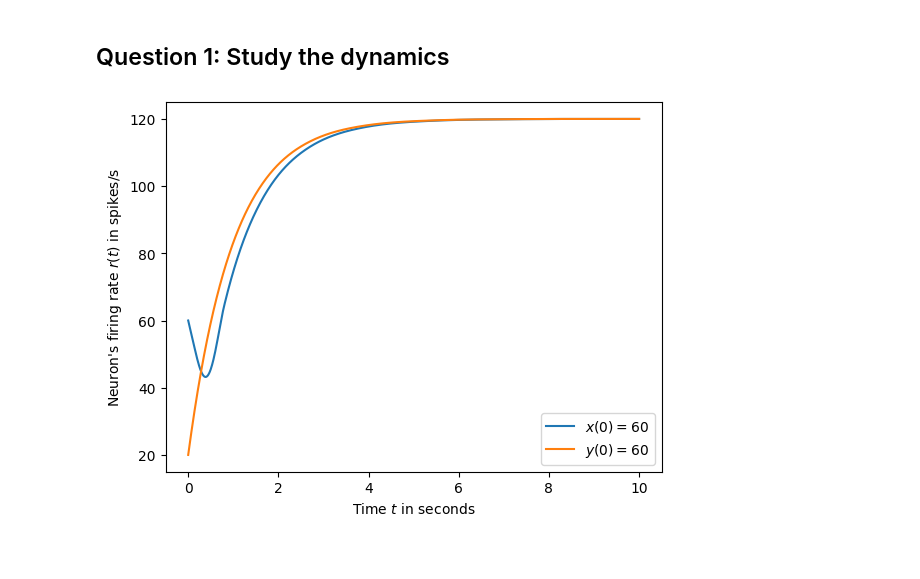
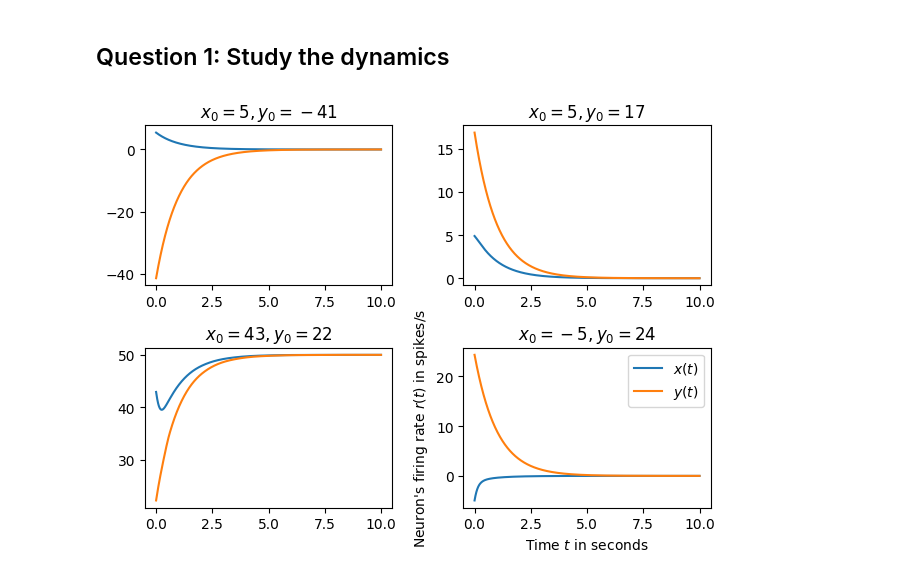
Before and after one commit to hgruniaux/NeuroScience, a Jupyter notebook: Set 3/homework3_part2.ipynb, the cells around one changed output. Drawn from its saved outputs; the diff is of its cells as text; code cells hidden in the pictures.

```diff
--- a/Set 3/homework3_part2.ipynb
+++ b/Set 3/homework3_part2.ipynb
@@ -26,14 +26,25 @@ def f(t, y):
 # %%
 t0 = 0
 tf = 10
-for r0 in [60]:
-    sol = solve_ivp(f, [t0, tf], [r0, 20], vectorized=True, dense_output=True)
+
+random_points = []
+for _ in range(4):
+    rand_x = np.random.uniform(-60, 60)
+    rand_y = np.random.uniform(-60, 60)
+    random_points.append((rand_x, rand_y))
+
+fig, ax = plt.subplots(nrows=2, ncols=2)
+
+for i, (x0, y0) in enumerate(random_points):
+    sol = solve_ivp(f, [t0, tf], [x0, y0], vectorized=True, dense_output=True)
     t = np.linspace(t0, tf, num=1000)
-    plt.plot(t, sol.sol(t)[0], label="$x(0)={}$".format(r0))
-    plt.plot(t, sol.sol(t)[1], label="$y(0)={}$".format(r0))
+    ax[i // 2][i % 2].plot(t, sol.sol(t)[0], label="$x(t)$")
+    ax[i // 2][i % 2].plot(t, sol.sol(t)[1], label="$y(t)$")
+    ax[i // 2][i % 2].set_title(f"$x_0={x0:.0f}, y_0={y0:.0f}$")
 plt.xlabel("Time $t$ in seconds")
 plt.ylabel("Neuron's firing rate $r(t)$ in spikes/s")
 plt.legend()
+plt.tight_layout()
 plt.show()
 # %% [output]
-[figure, old version]
+[figure, new version]
```
Also changed, not shown: parts of 5 cells of this notebook, 4 other files.
